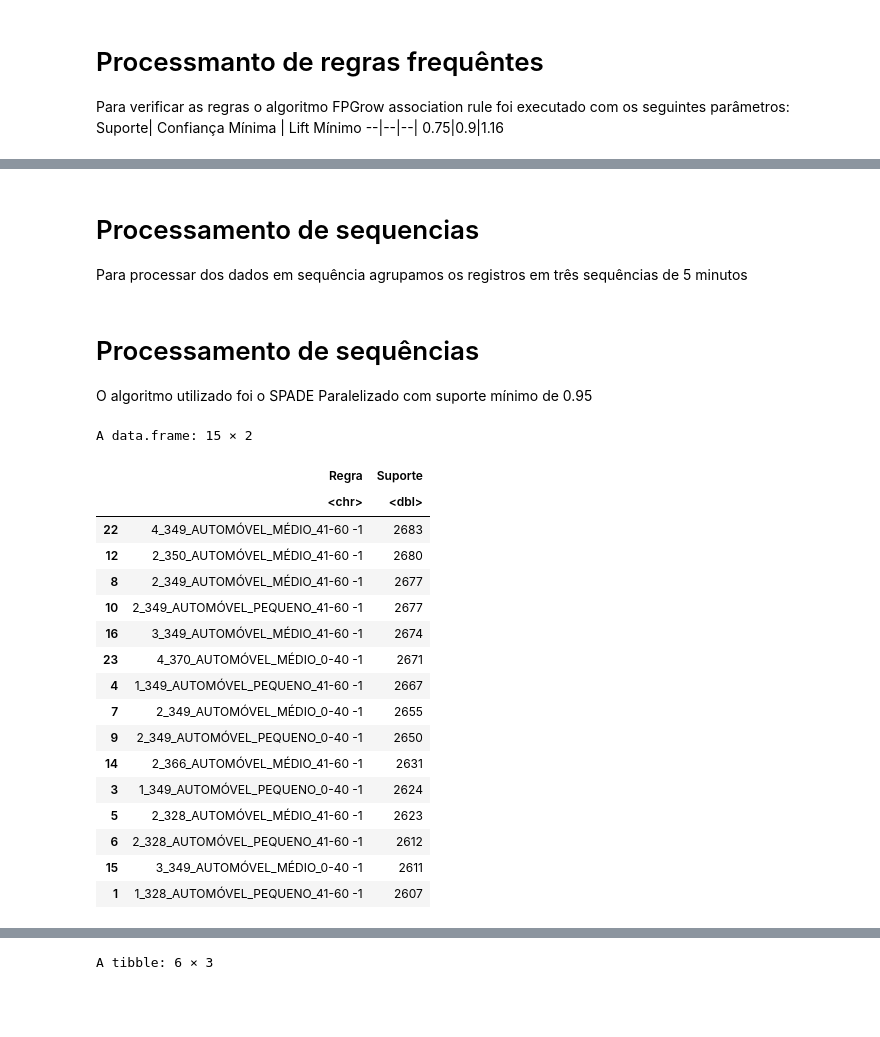
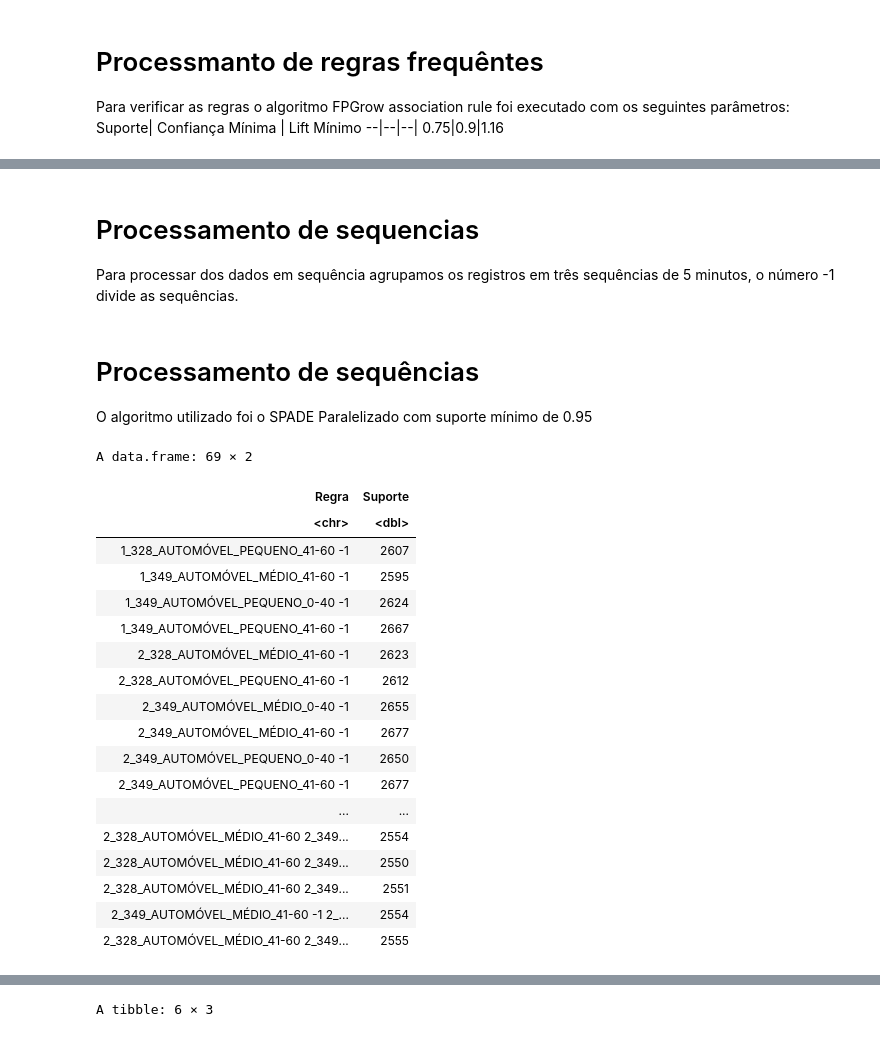
Before and after one commit to Nagi0/bh-traffic-data-mining, a Jupyter notebook: bhTrafficDataMining/humanAttempt/spmf/FASE3.ipynb, the cells around one changed output, grey strips where cells are left out. Drawn from its saved outputs; the diff is of its cells as text; code cells hidden in the pictures; blank space fills up the shorter version.

```diff
--- a/bhTrafficDataMining/humanAttempt/spmf/FASE3.ipynb
+++ b/bhTrafficDataMining/humanAttempt/spmf/FASE3.ipynb
@@ -254,6 +261,6 @@ A data.frame: 10 × 4
 # %% [markdown]
 # Processamento de sequencias
-Para processar dos dados em sequência agrupamos os registros em três sequências de 5 minutos
+Para processar dos dados em sequência agrupamos os registros em três sequências de 5 minutos, o número -1 divide as sequências.
 # %%
 sequencia <- contorno %>%
   group_by(Dia = day(`DATA HORA`), Minuto = floor_date(`DATA HORA`, unit = "5minutes")) %>%
@@ -270,27 +277,28 @@ write(sequencia$ITEMSET, "D:/share/arquivoseq.txt", append = TRUE)
 # Processamento de sequências
 O algoritmo utilizado foi o SPADE Paralelizado com suporte mínimo de 0.95
 # %%
-sq <- read.csv('D:/share/seq.csv')
+sq <- read.csv('seq.csv')
 colnames(sq) <- c("Regra", "Suporte")
-sq[order(sq$Suporte, decreasing = TRUE), ][1:15,]
+sq
 # %% [output]
-A data.frame: 15 × 2
+A data.frame: 69 × 2
-|  | Regra | Suporte |
-|  | <chr> | <dbl> |
-| 22 | 4_349_AUTOMÓVEL_MÉDIO_41-60 -1 | 2683 |
-| 12 | 2_350_AUTOMÓVEL_MÉDIO_41-60 -1 | 2680 |
-| 8 | 2_349_AUTOMÓVEL_MÉDIO_41-60 -1 | 2677 |
-| 10 | 2_349_AUTOMÓVEL_PEQUENO_41-60 -1 | 2677 |
-| 16 | 3_349_AUTOMÓVEL_MÉDIO_41-60 -1 | 2674 |
-| 23 | 4_370_AUTOMÓVEL_MÉDIO_0-40 -1 | 2671 |
-| 4 | 1_349_AUTOMÓVEL_PEQUENO_41-60 -1 | 2667 |
-| 7 | 2_349_AUTOMÓVEL_MÉDIO_0-40 -1 | 2655 |
-| 9 | 2_349_AUTOMÓVEL_PEQUENO_0-40 -1 | 2650 |
-| 14 | 2_366_AUTOMÓVEL_MÉDIO_41-60 -1 | 2631 |
-| 3 | 1_349_AUTOMÓVEL_PEQUENO_0-40 -1 | 2624 |
-| 5 | 2_328_AUTOMÓVEL_MÉDIO_41-60 -1 | 2623 |
-| 6 | 2_328_AUTOMÓVEL_PEQUENO_41-60 -1 | 2612 |
-| 15 | 3_349_AUTOMÓVEL_MÉDIO_0-40 -1 | 2611 |
-| 1 | 1_328_AUTOMÓVEL_PEQUENO_41-60 -1 | 2607 |
+| Regra | Suporte |
+| <chr> | <dbl> |
+| 1_328_AUTOMÓVEL_PEQUENO_41-60 -1 | 2607 |
+| 1_349_AUTOMÓVEL_MÉDIO_41-60 -1 | 2595 |
+| 1_349_AUTOMÓVEL_PEQUENO_0-40 -1 | 2624 |
+| 1_349_AUTOMÓVEL_PEQUENO_41-60 -1 | 2667 |
+| 2_328_AUTOMÓVEL_MÉDIO_41-60 -1 | 2623 |
+| 2_328_AUTOMÓVEL_PEQUENO_41-60 -1 | 2612 |
+| 2_349_AUTOMÓVEL_MÉDIO_0-40 -1 | 2655 |
+| 2_349_AUTOMÓVEL_MÉDIO_41-60 -1 | 2677 |
+| 2_349_AUTOMÓVEL_PEQUENO_0-40 -1 | 2650 |
+| 2_349_AUTOMÓVEL_PEQUENO_41-60 -1 | 2677 |
+| ... | ... |
+| 2_328_AUTOMÓVEL_MÉDIO_41-60 2_349... | 2554 |
+| 2_328_AUTOMÓVEL_MÉDIO_41-60 2_349... | 2550 |
+| 2_328_AUTOMÓVEL_MÉDIO_41-60 2_349... | 2551 |
+| 2_349_AUTOMÓVEL_MÉDIO_41-60 -1 2_... | 2554 |
+| 2_328_AUTOMÓVEL_MÉDIO_41-60 2_349... | 2555 |
 # %% [markdown]
 # Processamento de regras sequências
```
Also changed, not shown: parts of 9 cells of this notebook.
